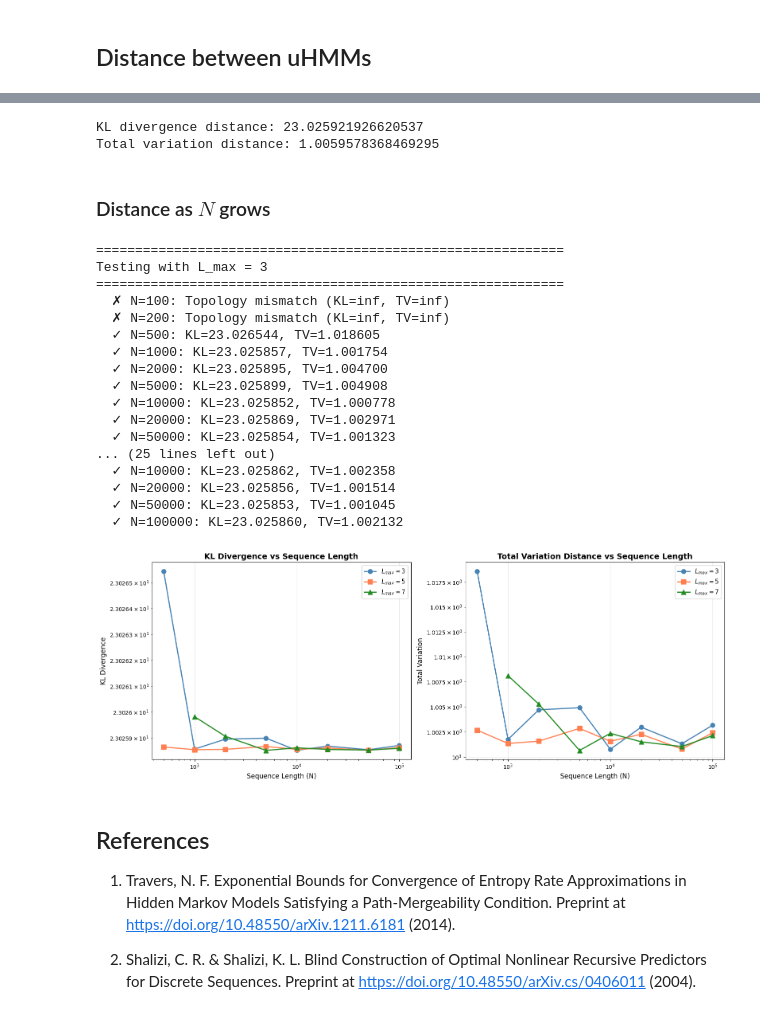
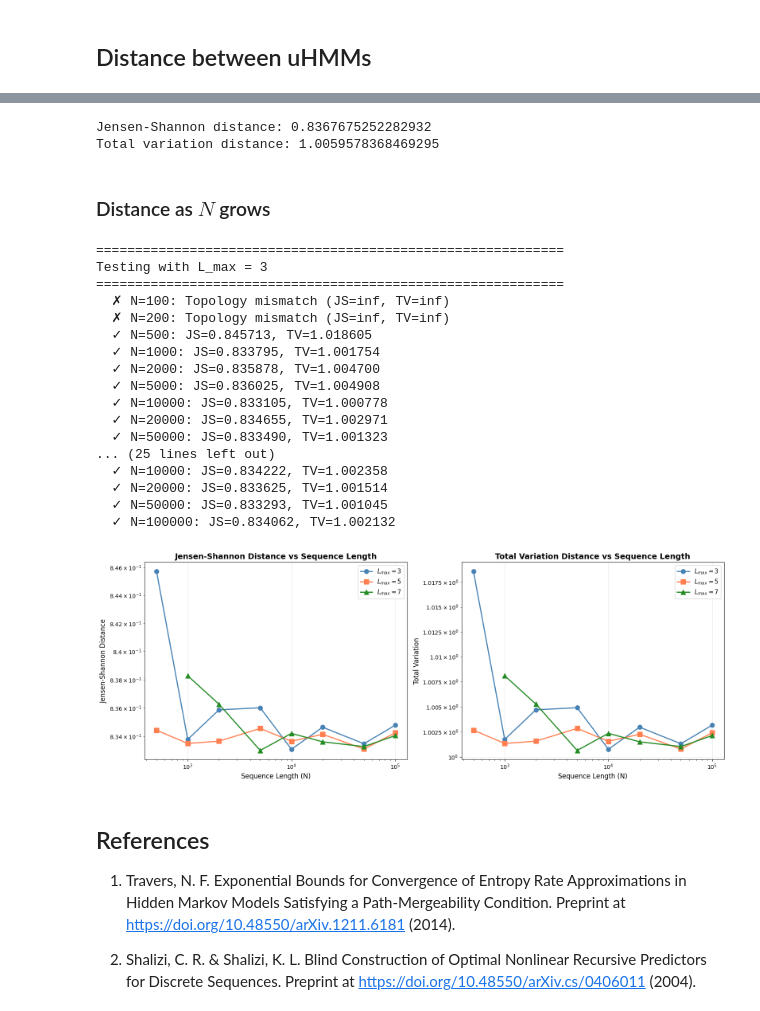
Before and after one commit to pawel-wieczynski/uHMM_notebooks, a Jupyter notebook: uHMM_distance.ipynb, the cells around one changed output, grey strips where cells are left out. Cells and saved outputs as stored; diff of their text form; code cells hidden in the pictures.

Commit message:
Jensen-Shannon distance instead of KL divergence

```diff
--- a/uHMM_distance.ipynb
+++ b/uHMM_distance.ipynb
@@ -183,19 +203,19 @@ def total_variation(p_true, p_hat, symbols):
 
     return 0.5 * tv
 # %%
-def epsilon_machine_distance(generator, morph_by_state, symbols, metric='kl'):
+def epsilon_machine_distance(generator, morph_by_state, symbols, metric='js'):
     """
     Args:
         generator: Generator object with states and p_emission attributes
         morph_by_state: Dictionary from transCSSR output mapping states to emission counts. Format: {state_id: [count_0, count_1, ...]}
         symbols: List of symbols in the alphabet (e.g., ['0', '1'])
-        metric: Distance metric to use ('kl' for KL divergence, 'tv' for total variation)
+        metric: Distance metric to use ('js' for Jensen-Shannon distance, 'tv' for total variation)
     """
     # Check if topology matches
     if len(generator.states) != len(morph_by_state):
         return np.inf
 
-    distance_func = kl_divergence if metric == 'kl' else total_variation
+    distance_func = jensen_shannon_distance if metric == 'js' else total_variation
 
     # Convert morph_by_state counts to probabilities
     inferred_states = {}
@@ -224,7 +244,7 @@ def epsilon_machine_distance(generator, morph_by_state, symbols, metric='kl'):
 
         for state_key, p_hat in inferred_states.items():
             if state_key not in used_inferred:
-                # Use TV for matching (more stable than KL)
+                # Use TV for matching (more stable than JS)
                 dist = total_variation(p_true, p_hat, symbols)
                 if dist < best_dist:
                     best_dist = dist
@@ -245,13 +265,13 @@ def epsilon_machine_distance(generator, morph_by_state, symbols, metric='kl'):
 
     return total_distance
 # %%
-dist_kl = epsilon_machine_distance(generator, morph_by_state, generator.symbols, metric='kl')
-print(f"KL divergence distance: {dist_kl}")
+dist_js = epsilon_machine_distance(generator, morph_by_state, generator.symbols, metric='js')
+print(f"Jensen-Shannon distance: {dist_js}")
 
 dist_tv = epsilon_machine_distance(generator, morph_by_state, generator.symbols, metric='tv')
 print(f"Total variation distance: {dist_tv}")
 # %% [output]
-KL divergence distance: 23.025921926620537
+Jensen-Shannon distance: 0.8367675252282932
 Total variation distance: 1.0059578368469295
 # %% [markdown]
 ### Distance as $N$ grows
@@ -274,7 +294,7 @@ e_symbols = list(itertools.product(axs, ays))
 results = {}
 for L_max in L_max_values:
     results[L_max] = {
-        'kl_distances': [],
+        'js_distances': [],
         'tv_distances': [],
         'successful_N': []
     }
@@ -305,17 +325,17 @@ for L_max in L_max_values:
             )
 
             # Calculate distances
-            kl_dist = epsilon_machine_distance(generator, morph_by_state_N, generator.symbols, metric='kl')
+            js_dist = epsilon_machine_distance(generator, morph_by_state_N, generator.symbols, metric='js')
             tv_dist = epsilon_machine_distance(generator, morph_by_state_N, generator.symbols, metric='tv')
 
             # Only record if topology matches (finite distance)
-            if np.isfinite(kl_dist) and np.isfinite(tv_dist):
+            if np.isfinite(js_dist) and np.isfinite(tv_dist):
                 results[L_max]['successful_N'].append(N)
-                results[L_max]['kl_distances'].append(kl_dist)
+                results[L_max]['js_distances'].append(js_dist)
                 results[L_max]['tv_distances'].append(tv_dist)
-                print(f"  ✓ N={N}: KL={kl_dist:.6f}, TV={tv_dist:.6f}")
+                print(f"  ✓ N={N}: JS={js_dist:.6f}, TV={tv_dist:.6f}")
             else:
-                print(f"  ✗ N={N}: Topology mismatch (KL={kl_dist}, TV={tv_dist})")
+                print(f"  ✗ N={N}: Topology mismatch (JS={js_dist}, TV={tv_dist})")
 
         except Exception as e:
             print(f"  ✗ N={N}: Error - {str(e)}")
@@ -323,20 +343,20 @@ for L_max in L_max_values:
 ============================================================
 Testing with L_max = 3
 ============================================================
-  ✗ N=100: Topology mismatch (KL=inf, TV=inf)
-  ✗ N=200: Topology mismatch (KL=inf, TV=inf)
-  ✓ N=500: KL=23.026544, TV=1.018605
-  ✓ N=1000: KL=23.025857, TV=1.001754
-  ✓ N=2000: KL=23.025895, TV=1.004700
-  ✓ N=5000: KL=23.025899, TV=1.004908
-  ✓ N=10000: KL=23.025852, TV=1.000778
-  ✓ N=20000: KL=23.025869, TV=1.002971
-  ✓ N=50000: KL=23.025854, TV=1.001323
+  ✗ N=100: Topology mismatch (JS=inf, TV=inf)
+  ✗ N=200: Topology mismatch (JS=inf, TV=inf)
+  ✓ N=500: JS=0.845713, TV=1.018605
+  ✓ N=1000: JS=0.833795, TV=1.001754
+  ✓ N=2000: JS=0.835878, TV=1.004700
+  ✓ N=5000: JS=0.836025, TV=1.004908
+  ✓ N=10000: JS=0.833105, TV=1.000778
+  ✓ N=20000: JS=0.834655, TV=1.002971
+  ✓ N=50000: JS=0.833490, TV=1.001323
 ... (25 lines left out)
-  ✓ N=10000: KL=23.025862, TV=1.002358
-  ✓ N=20000: KL=23.025856, TV=1.001514
-  ✓ N=50000: KL=23.025853, TV=1.001045
-  ✓ N=100000: KL=23.025860, TV=1.002132
+  ✓ N=10000: JS=0.834222, TV=1.002358
+  ✓ N=20000: JS=0.833625, TV=1.001514
+  ✓ N=50000: JS=0.833293, TV=1.001045
+  ✓ N=100000: JS=0.834062, TV=1.002132
 # %%
 # Create plot
 fig, (ax1, ax2) = plt.subplots(1, 2, figsize=(16, 6))
@@ -345,11 +365,11 @@ fig, (ax1, ax2) = plt.subplots(1, 2, figsize=(16, 6))
 colors = ['steelblue', 'coral', 'forestgreen']
 markers = ['o', 's', '^']
 
-# KL Divergence plot
+# Jensen-Shannon distance plot
 for i, L_max in enumerate(L_max_values):
     if results[L_max]['successful_N']:
         ax1.plot(results[L_max]['successful_N'],
-                results[L_max]['kl_distances'],
+                results[L_max]['js_distances'],
                 marker=markers[i],
                 linewidth=2,
                 markersize=8,
@@ -357,36 +377,36 @@ for i, L_max in enumerate(L_max_values):
                 label=f'$L_{{max}}={L_max}$')
 
 ax1.set_xlabel('Sequence Length (N)', fontsize=12)
-ax1.set_ylabel('KL Divergence', fontsize=12)
-ax1.set_title('KL Divergence vs Sequence Length', fontsize=14, fontweight='bold')
+ax1.set_ylabel('Jensen-Shannon Distance', fontsize=12)
+ax1.set_title('Jensen-Shannon Distance vs Sequence Length', fontsize=14, fontweight='bold')
 ax1.grid(True, alpha=0.3)
 ax1.set_xscale('log')
 ax1.set_yscale('log')
 ax1.legend(fontsize=11, loc='best')
 
 # Total Variation plot
 for i, L_max in enumerate(L_max_values):
     if results[L_max]['successful_N']:
         ax2.plot(results[L_max]['successful_N'],
                 results[L_max]['tv_distances'],
                 marker=markers[i],
                 linewidth=2,
                 markersize=8,
                 color=colors[i],
                 label=f'$L_{{max}}={L_max}$')
 
 ax2.set_xlabel('Sequence Length (N)', fontsize=12)
 ax2.set_ylabel('Total Variation', fontsize=12)
 ax2.set_title('Total Variation Distance vs Sequence Length', fontsize=14, fontweight='bold')
 ax2.grid(True, alpha=0.3)
 ax2.set_xscale('log')
 ax2.set_yscale('log')
 ax2.legend(fontsize=11, loc='best')
 
 plt.tight_layout()
 plt.show()
 # %% [output]
-[figure, old version]
+[figure, new version]
 # %% [markdown]
 ## References
 
```
Also changed, not shown: parts of 2 cells of this notebook.
